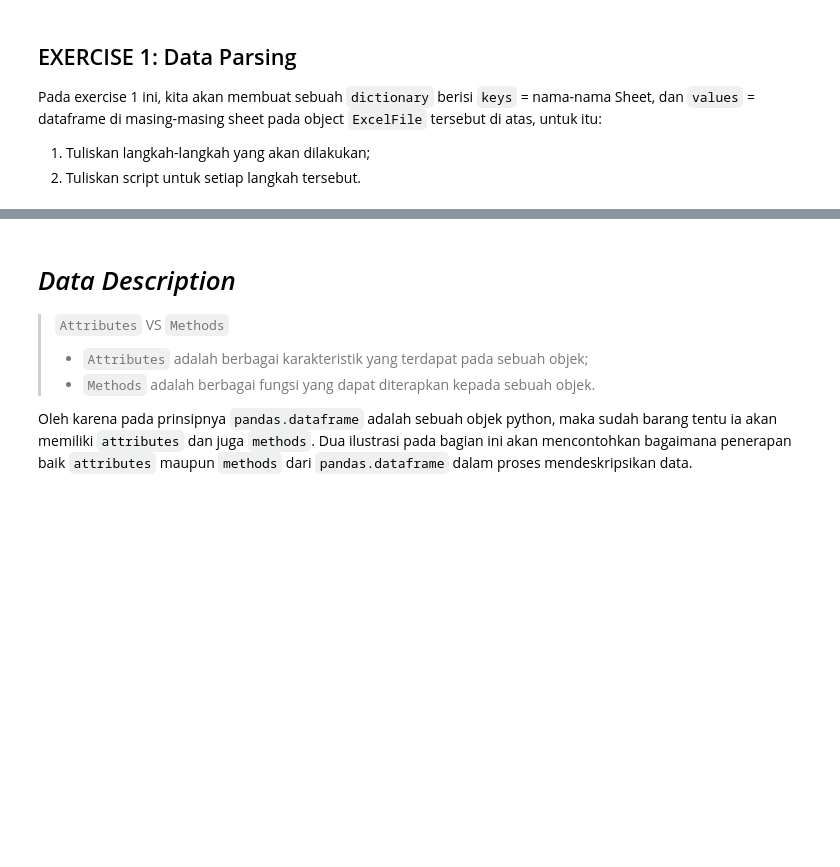
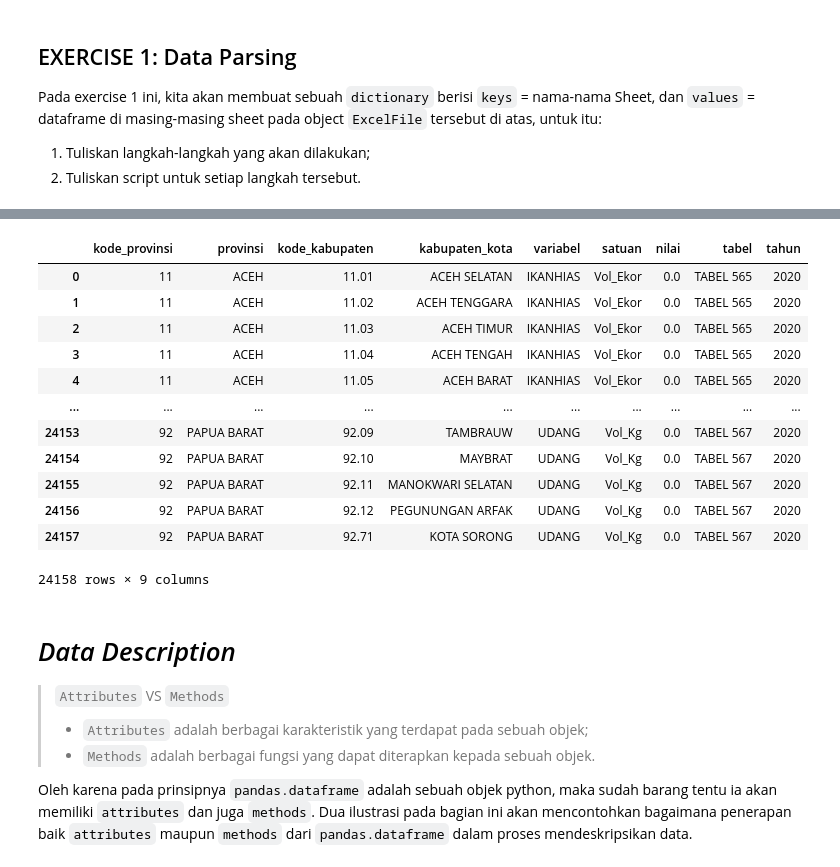
Before and after one commit to rikrikrahadian/DQLab, a Jupyter notebook: Part_5_pandas_dan_Manipulasi_Data.ipynb, the cells around one changed output, grey strips where cells are left out. Saved outputs shown, nothing was run; the diff lists cells and outputs as text; code cells hidden in the pictures; blank space fills up the shorter version.

```diff
--- a/Part_5_pandas_dan_Manipulasi_Data.ipynb
+++ b/Part_5_pandas_dan_Manipulasi_Data.ipynb
@@ -139,0 +229,16 @@ isi_file_excel['BUDIDAYA']
+# %%
+parsing_statistik_indonesia(list_xlsx[1], 2020)
+# %% [output]
+|  | kode_provinsi | provinsi | kode_kabupaten | kabupaten_kota | variabel | satuan | nilai | tabel | tahun |
+| 0 | 11 | ACEH | 11.01 | ACEH SELATAN | IKANHIAS | Vol_Ekor | 0.0 | TABEL 565 | 2020 |
+| 1 | 11 | ACEH | 11.02 | ACEH TENGGARA | IKANHIAS | Vol_Ekor | 0.0 | TABEL 565 | 2020 |
+| 2 | 11 | ACEH | 11.03 | ACEH TIMUR | IKANHIAS | Vol_Ekor | 0.0 | TABEL 565 | 2020 |
+| 3 | 11 | ACEH | 11.04 | ACEH TENGAH | IKANHIAS | Vol_Ekor | 0.0 | TABEL 565 | 2020 |
+| 4 | 11 | ACEH | 11.05 | ACEH BARAT | IKANHIAS | Vol_Ekor | 0.0 | TABEL 565 | 2020 |
+| ... | ... | ... | ... | ... | ... | ... | ... | ... | ... |
+| 24153 | 92 | PAPUA BARAT | 92.09 | TAMBRAUW | UDANG | Vol_Kg | 0.0 | TABEL 567 | 2020 |
+| 24154 | 92 | PAPUA BARAT | 92.10 | MAYBRAT | UDANG | Vol_Kg | 0.0 | TABEL 567 | 2020 |
+| 24155 | 92 | PAPUA BARAT | 92.11 | MANOKWARI SELATAN | UDANG | Vol_Kg | 0.0 | TABEL 567 | 2020 |
+| 24156 | 92 | PAPUA BARAT | 92.12 | PEGUNUNGAN ARFAK | UDANG | Vol_Kg | 0.0 | TABEL 567 | 2020 |
+| 24157 | 92 | PAPUA BARAT | 92.71 | KOTA SORONG | UDANG | Vol_Kg | 0.0 | TABEL 567 | 2020 |
+24158 rows × 9 columns
```
Also changed, not shown: parts of 22 cells of this notebook.
